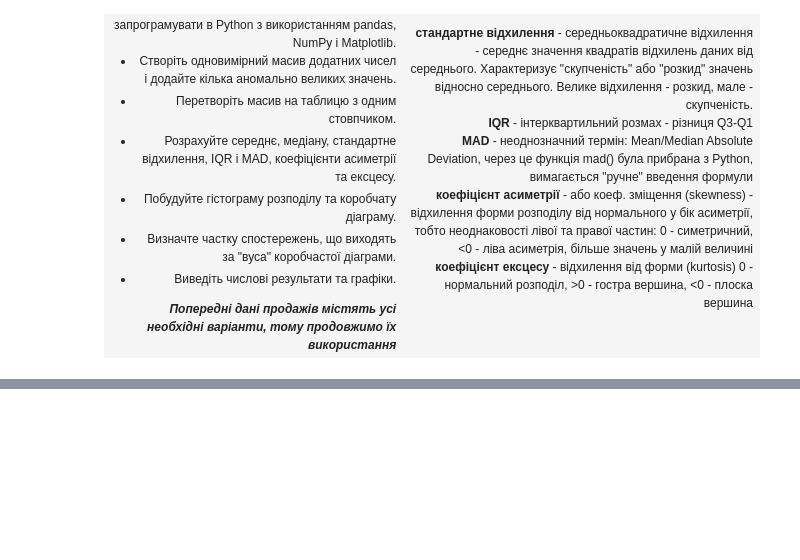
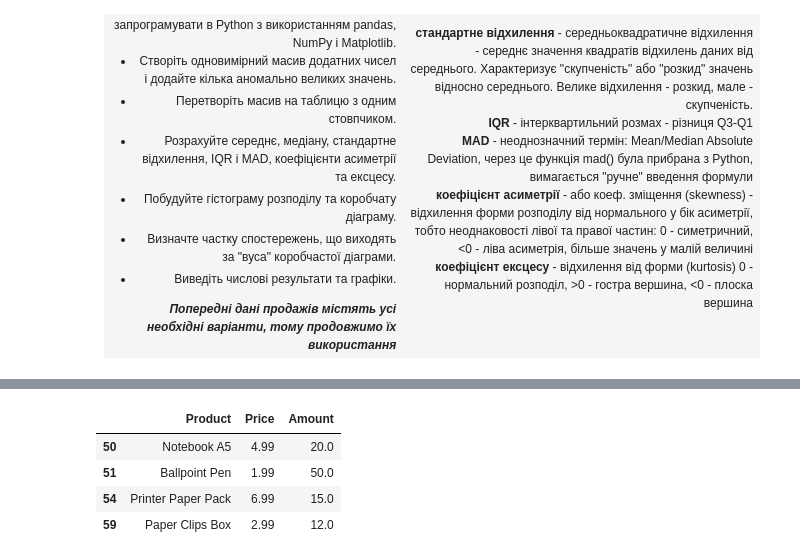
Before and after one commit to dns-lector/PythonAiPv411, a Jupyter notebook: Pract/Pract2_4_statistics.ipynb, the cells around one changed output, grey strips where cells are left out. Saved outputs shown, nothing was run; the diff lists cells and outputs as text; code cells hidden in the pictures; blank space fills up the shorter version.

```diff
--- a/Pract/Pract2_4_statistics.ipynb
+++ b/Pract/Pract2_4_statistics.ipynb
@@ -186,3 +186,28 @@ plot(sales)
         </td>
     </tr>
 </table>
+# %%
+# Розрахуйте середнє, медіану, стандартне відхилення, IQR і MAD, коефіцієнти асиметрії та ексцесу.
+Q1 = sales['Amount'].quantile(0.25)
+Q3 = sales['Amount'].quantile(0.75)
+IQR = Q3 - Q1
+avg = sales['Amount'].mean()
+mad = (sales['Amount'] - avg).abs().mean()
+
+# Визначте частку спостережень, що виходять за "вуса" коробчастої діаграми.
+# вихід за "вуса" - це менше за Q1 - 1.5*IQR або більше за Q3 + 1.5*IQR
+outliers = sales[ (sales['Amount'] < Q1 - 1.5*IQR) | (sales['Amount'] > Q3 + 1.5*IQR) ]
+
+md( "\n".join( (
+        "|Показник|Значення|",
+        "|-|-|",
+        f"|середнє|{avg:.1f}|",
+        f"|медіана|{sales['Amount'].median()}|",
+        f"|стандартне відхилення|{sales['Amount'].std():.1f}|",
+        f"|IQR|{IQR}|",
+        f"|MAD|{mad:.1f}|",
+        f"|коефіцієнт асиметрії|{sales['Amount'].skew():.1f}|",
+        f"|коефіцієнт ексцесу|{sales['Amount'].kurtosis():.1f}|",
+        f"|кількість викидів|{len(outliers)}|",
+        f"|частка викидів|{len(outliers)/len(sales['Amount'])*100:.1f} %|",
+    )))
@@ -188,0 +226,8 @@ plot(sales)
+# %%
+outliers
+# %% [output]
+|  | Product | Price | Amount |
+| 50 | Notebook A5 | 4.99 | 20.0 |
+| 51 | Ballpoint Pen | 1.99 | 50.0 |
+| 54 | Printer Paper Pack | 6.99 | 15.0 |
+| 59 | Paper Clips Box | 2.99 | 12.0 |
```
Also changed, not shown: parts of 15 cells of this notebook.
